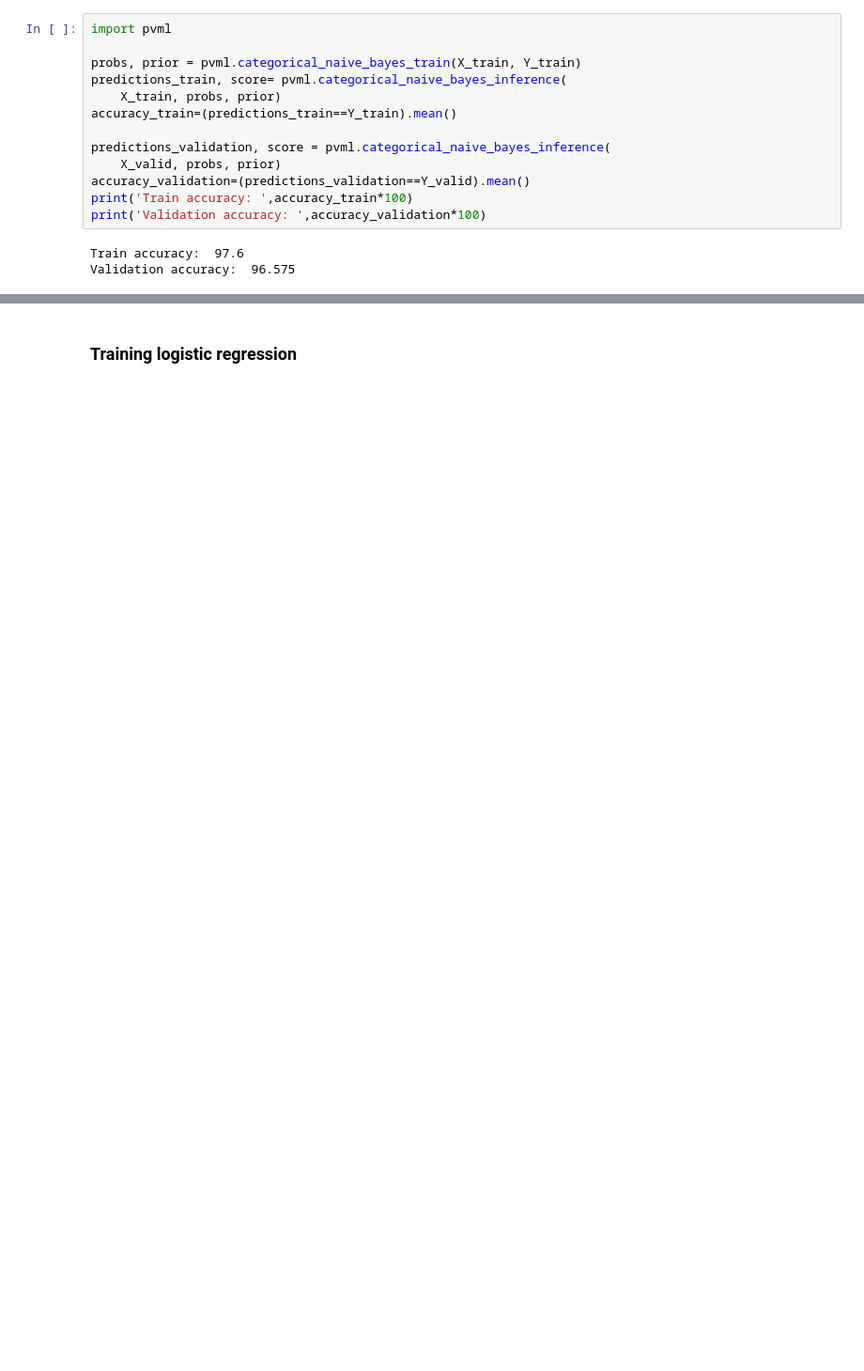
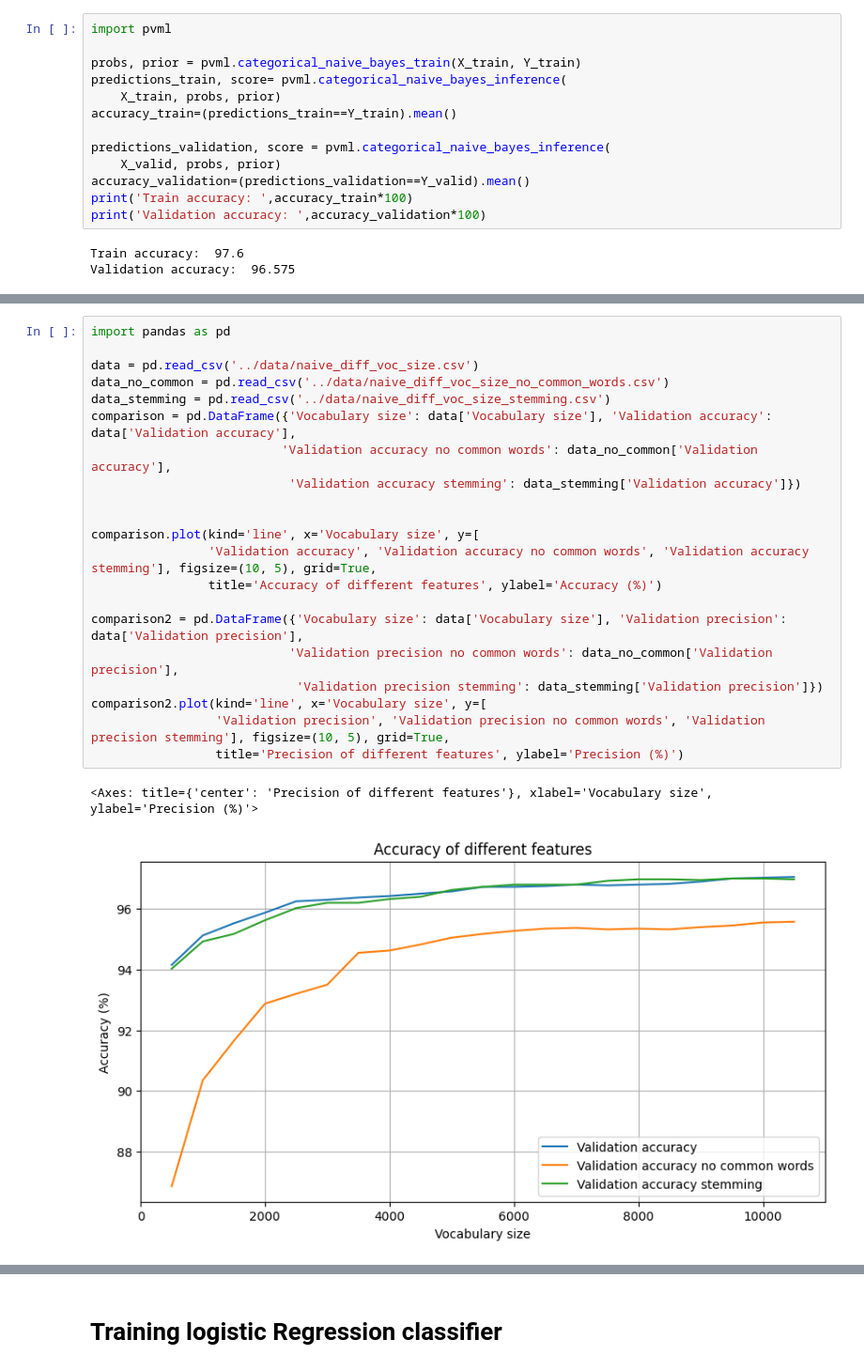
Before and after one commit to DavideLigari/clickbaits-recognition, a Jupyter notebook: code/analysis.ipynb, the cells around one changed output, grey strips where cells are left out. Shown at 94% size. Cells and saved outputs as stored; diff of their text form; blank space fills up the shorter version.

```diff
--- a/code/analysis.ipynb
+++ b/code/analysis.ipynb
@@ -29,0 +173,24 @@ Validation accuracy:  96.575
+# %%
+import pandas as pd
+
+data = pd.read_csv('../data/naive_diff_voc_size.csv')
+data_no_common = pd.read_csv('../data/naive_diff_voc_size_no_common_words.csv')
+data_stemming = pd.read_csv('../data/naive_diff_voc_size_stemming.csv')
+comparison = pd.DataFrame({'Vocabulary size': data['Vocabulary size'], 'Validation accuracy': data['Validation accuracy'],
+                          'Validation accuracy no common words': data_no_common['Validation accuracy'],
+                           'Validation accuracy stemming': data_stemming['Validation accuracy']})
+
+
+comparison.plot(kind='line', x='Vocabulary size', y=[
+                'Validation accuracy', 'Validation accuracy no common words', 'Validation accuracy stemming'], figsize=(10, 5), grid=True,
+                title='Accuracy of different features', ylabel='Accuracy (%)')
+
+comparison2 = pd.DataFrame({'Vocabulary size': data['Vocabulary size'], 'Validation precision': data['Validation precision'],
+                           'Validation precision no common words': data_no_common['Validation precision'],
+                            'Validation precision stemming': data_stemming['Validation precision']})
+comparison2.plot(kind='line', x='Vocabulary size', y=[
+                 'Validation precision', 'Validation precision no common words', 'Validation precision stemming'], figsize=(10, 5), grid=True,
+                 title='Precision of different features', ylabel='Precision (%)')
+# %% [output]
+<Axes: title={'center': 'Precision of different features'}, xlabel='Vocabulary size', ylabel='Precision (%)'>
+[figure, added]
@@ -30,2 +198,2 @@ Validation accuracy:  96.575
 # %% [markdown]
-### Training logistic regression
+# Training logistic Regression classifier
```
Also changed, not shown: parts of 12 cells of this notebook, 7 other files.
